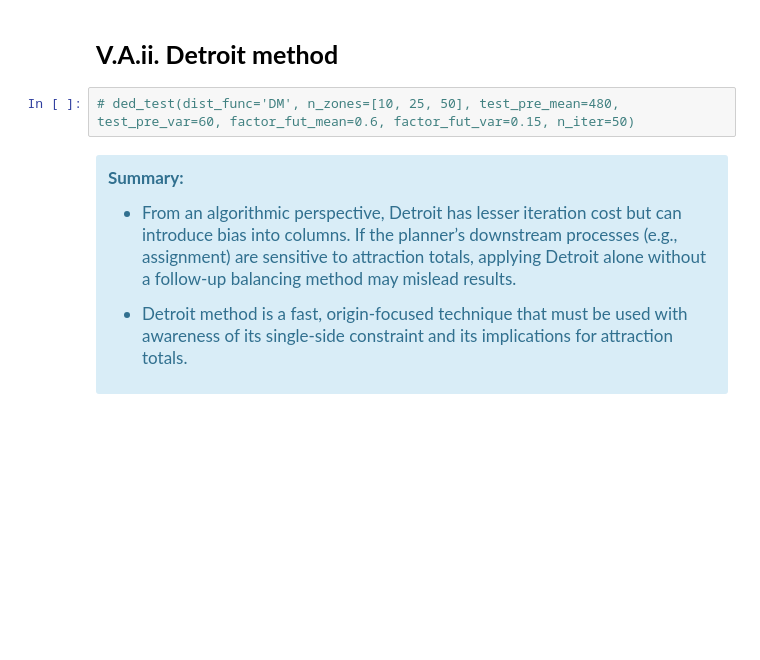
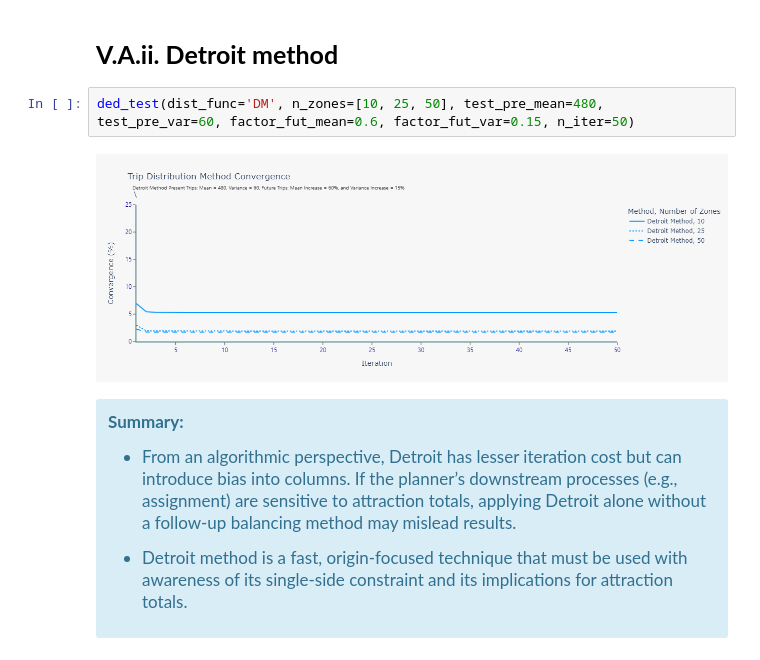
Before and after one commit to glennluigigarcia/Trip_Distribution, a Jupyter notebook: trip_dist.ipynb, the cells around one changed output. Cells and saved outputs as stored; diff of their text form; blank space fills up the shorter version.

```diff
--- a/trip_dist.ipynb
+++ b/trip_dist.ipynb
@@ -1146,7 +1294,9 @@ ded_test(dist_func='AFM', n_zones=[10, 25, 50], test_pre_mean=480, test_pre_var=
 # %% [markdown]
 ### <span style='font-family: Helvetica; font-size: 25px'>**V.A.ii. Detroit method**</span>
 # %%
-# ded_test(dist_func='DM', n_zones=[10, 25, 50], test_pre_mean=480, test_pre_var=60, factor_fut_mean=0.6, factor_fut_var=0.15, n_iter=50)
+ded_test(dist_func='DM', n_zones=[10, 25, 50], test_pre_mean=480, test_pre_var=60, factor_fut_mean=0.6, factor_fut_var=0.15, n_iter=50)
+# %% [output]
+[figure, added]
 # %% [markdown]
 <div class='alert alert-block alert-info' style='font-family: Helvetica; font-size:17px'><b>Summary:</b>
 
```
Also changed, not shown: parts of 62 cells of this notebook.
